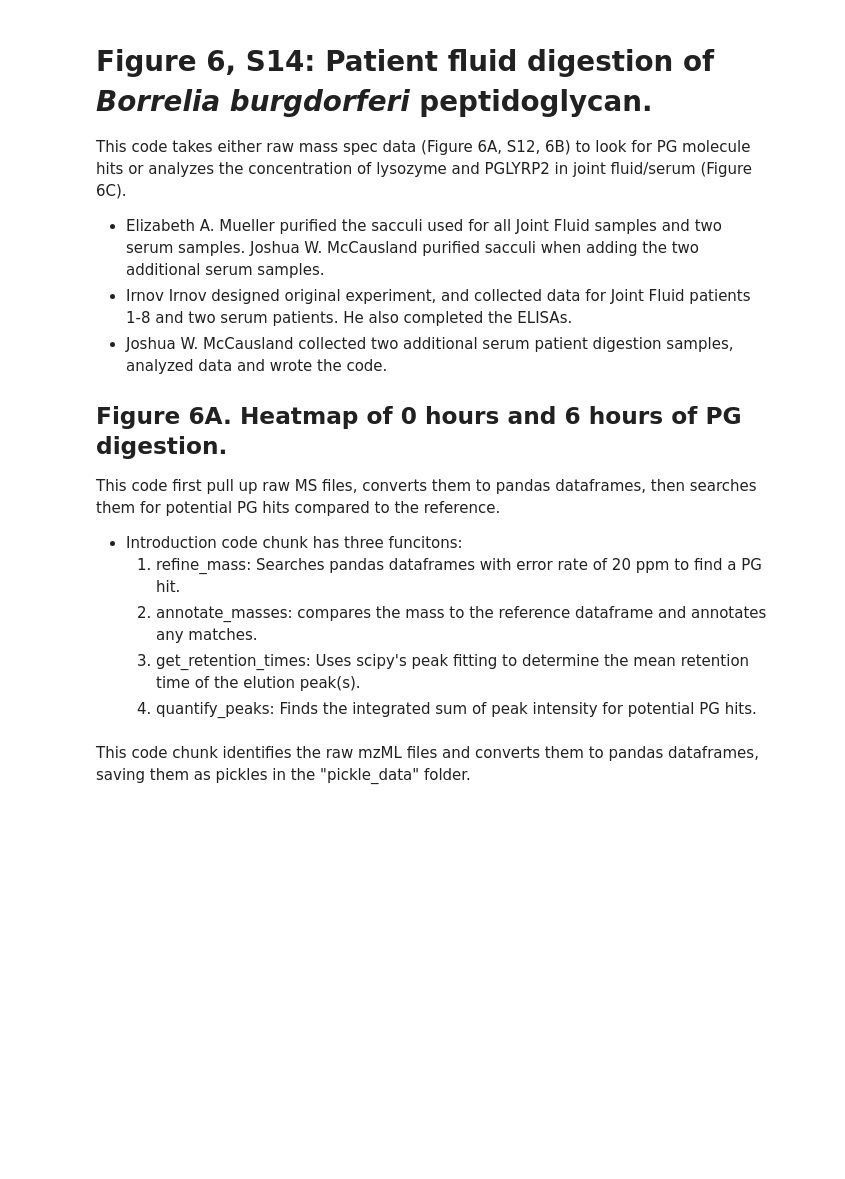
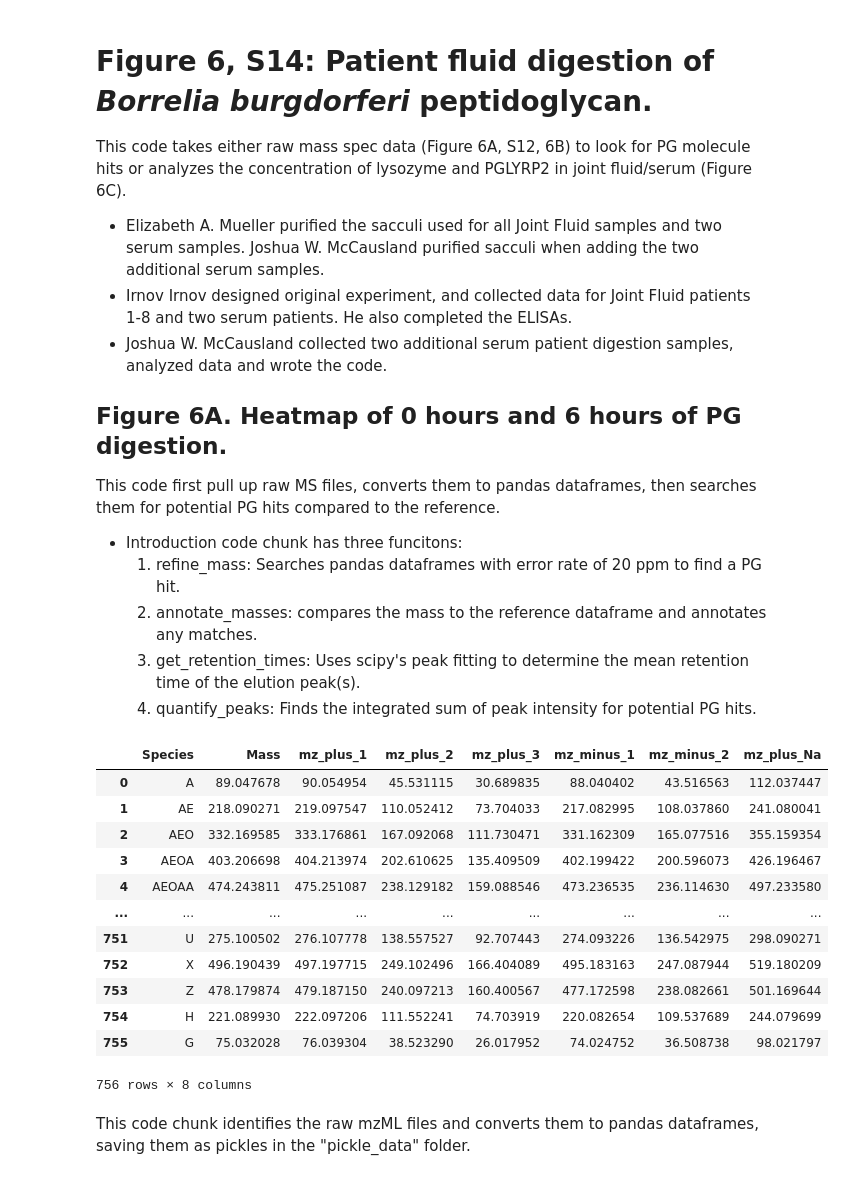
Before and after one commit to JacobsWagnerLab/published, a Jupyter notebook: McCausland_et_al_2025/figure_generation/Fig6_S14.ipynb, the cells around one changed output. Cells and saved outputs as stored; diff of their text form; code cells hidden in the pictures; blank space fills up the shorter version.

```diff
--- a/McCausland_et_al_2025/figure_generation/Fig6_S14.ipynb
+++ b/McCausland_et_al_2025/figure_generation/Fig6_S14.ipynb
@@ -1,7 +1,4 @@
 # %% [markdown]
-<script src="https://polyfill.io/v3/polyfill.min.js?features=es6"></script>
-<script id="MathJax-script" async src="https://cdn.jsdelivr.net/npm/mathjax@3.0.1/es5/tex-mml-chtml.js"></script>
-
 # Figure 6, S14: Patient fluid digestion of *Borrelia burgdorferi* peptidoglycan.
 This code takes either raw mass spec data (Figure 6A, S12, 6B) to look for PG molecule hits or analyzes the concentration of lysozyme and PGLYRP2 in joint fluid/serum (Figure 6C).
 - Elizabeth A. Mueller purified the sacculi used for all Joint Fluid samples and two serum samples. Joshua W. McCausland purified sacculi when adding the two additional serum samples.
@@ -120,6 +117,22 @@ def quantify_peaks(df,_mz):
 
 #experiment_directory = '//mothership2.stanford.edu/Data_05/Shares/Data_05/Josh_McCausland/Projects/Bb_PG_Shedding/LCMS/20240314-pooled_patient_samples'
 experiment_directory = '/Volumes/Data_05/Shares/Data_05/Josh_McCausland/Projects/Bb_PG_Shedding/LCMS/20240314-pooled_patient_samples'
+# %%
+pd.read_pickle('included_small_datasets/muropeptide_reference_df.pkl')
+# %% [output]
+|  | Species | Mass | mz_plus_1 | mz_plus_2 | mz_plus_3 | mz_minus_1 | mz_minus_2 | mz_plus_Na |
+| 0 | A | 89.047678 | 90.054954 | 45.531115 | 30.689835 | 88.040402 | 43.516563 | 112.037447 |
+| 1 | AE | 218.090271 | 219.097547 | 110.052412 | 73.704033 | 217.082995 | 108.037860 | 241.080041 |
+| 2 | AEO | 332.169585 | 333.176861 | 167.092068 | 111.730471 | 331.162309 | 165.077516 | 355.159354 |
+| 3 | AEOA | 403.206698 | 404.213974 | 202.610625 | 135.409509 | 402.199422 | 200.596073 | 426.196467 |
+| 4 | AEOAA | 474.243811 | 475.251087 | 238.129182 | 159.088546 | 473.236535 | 236.114630 | 497.233580 |
+| ... | ... | ... | ... | ... | ... | ... | ... | ... |
+| 751 | U | 275.100502 | 276.107778 | 138.557527 | 92.707443 | 274.093226 | 136.542975 | 298.090271 |
+| 752 | X | 496.190439 | 497.197715 | 249.102496 | 166.404089 | 495.183163 | 247.087944 | 519.180209 |
+| 753 | Z | 478.179874 | 479.187150 | 240.097213 | 160.400567 | 477.172598 | 238.082661 | 501.169644 |
+| 754 | H | 221.089930 | 222.097206 | 111.552241 | 74.703919 | 220.082654 | 109.537689 | 244.079699 |
+| 755 | G | 75.032028 | 76.039304 | 38.523290 | 26.017952 | 74.024752 | 36.508738 | 98.021797 |
+756 rows × 8 columns
 # %% [markdown]
 This code chunk identifies the raw mzML files and converts them to pandas dataframes, saving them as pickles in the "pickle_data" folder.
 # %%
```
Also changed, not shown: 19 other files.
